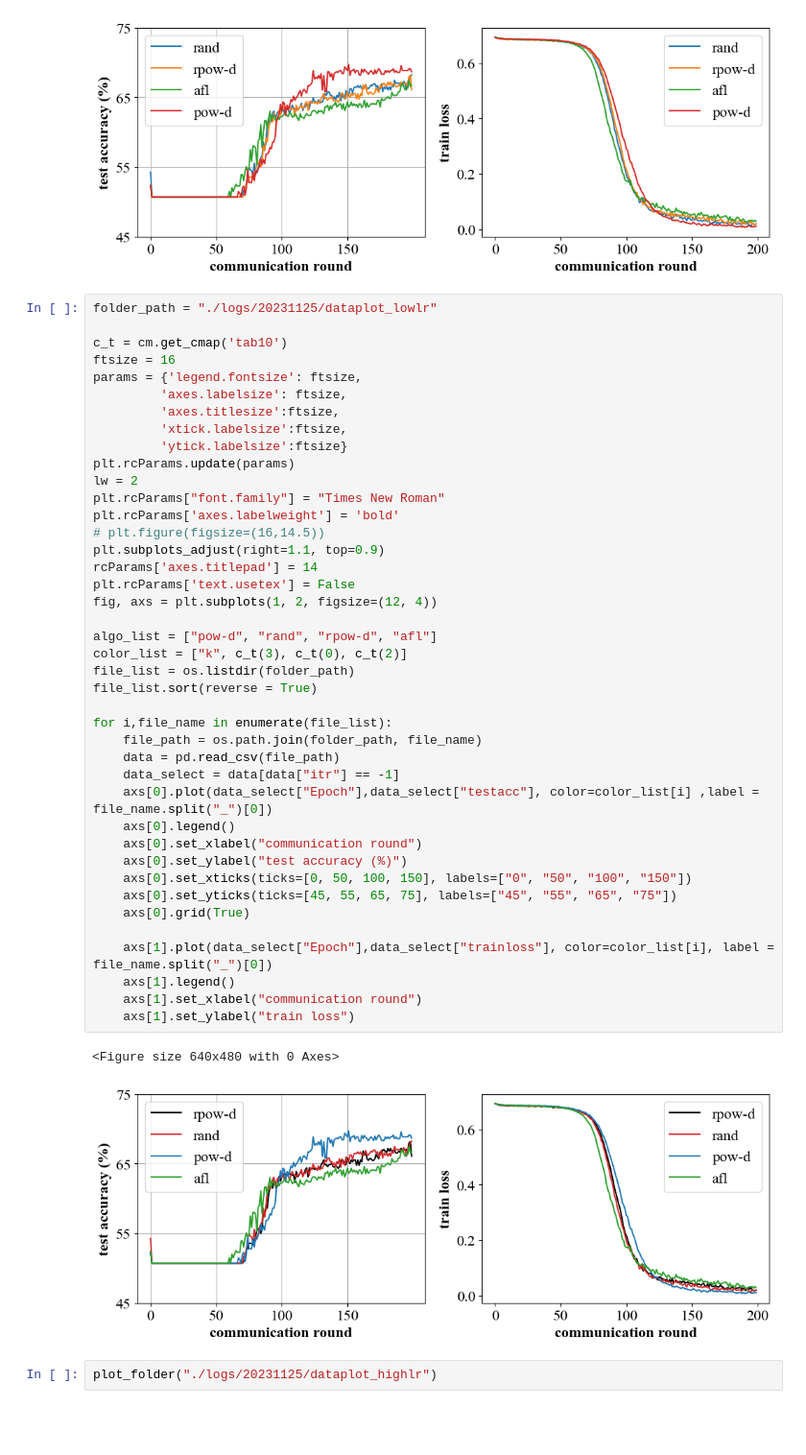
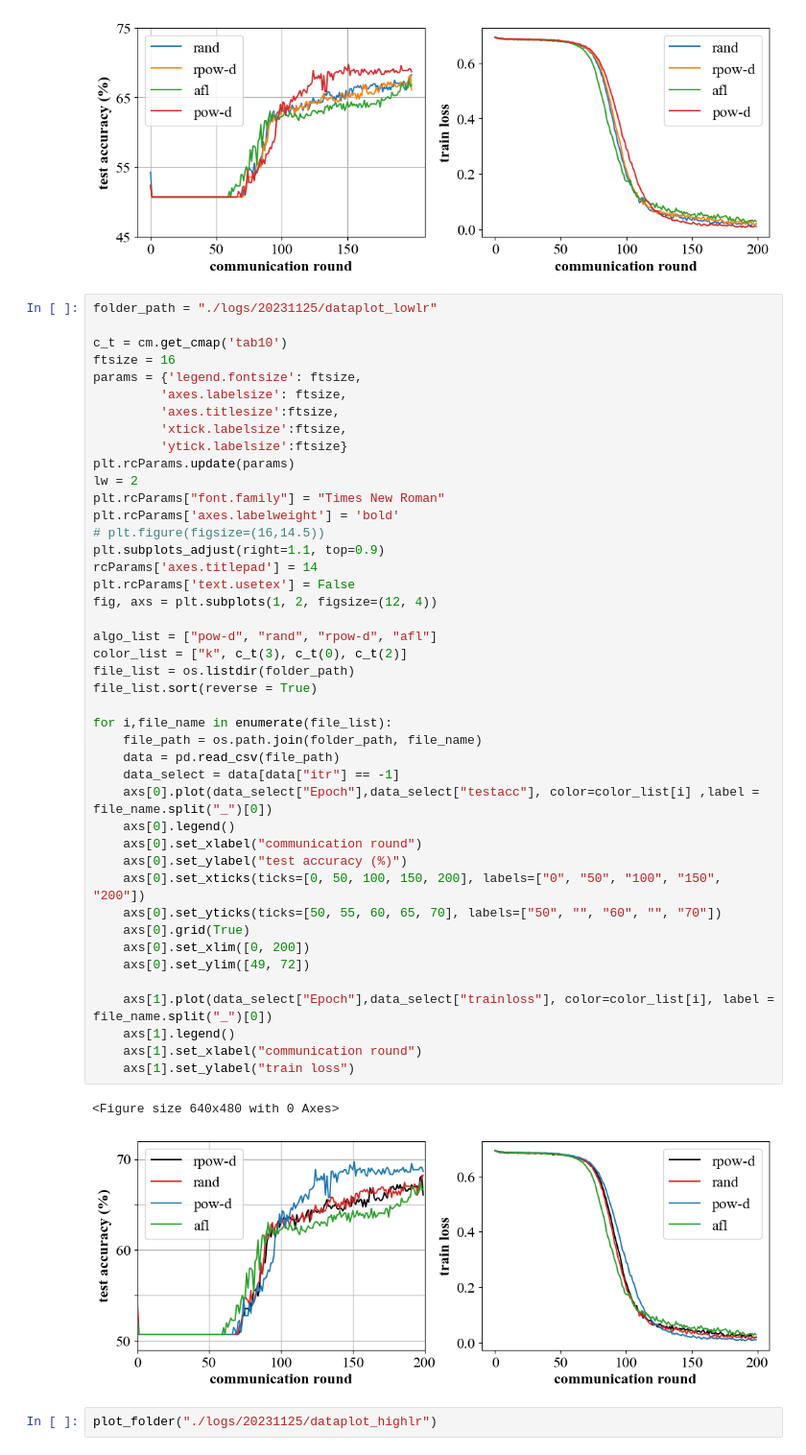
Before and after one commit to peng-ju/Power-of-Choice, a Jupyter notebook: sentiment_analysis/plot_res.ipynb, the cells around one changed output. Shown at 96% size. Drawn from its saved outputs; the diff is of its cells as text; blank space fills up the shorter version.

```diff
--- a/sentiment_analysis/plot_res.ipynb
+++ b/sentiment_analysis/plot_res.ipynb
@@ -84,36 +84,38 @@ plt.rcParams.update(params)
 lw = 2
 plt.rcParams["font.family"] = "Times New Roman"
 plt.rcParams['axes.labelweight'] = 'bold'
 # plt.figure(figsize=(16,14.5))
 plt.subplots_adjust(right=1.1, top=0.9)
 rcParams['axes.titlepad'] = 14
 plt.rcParams['text.usetex'] = False
 fig, axs = plt.subplots(1, 2, figsize=(12, 4))
 
 algo_list = ["pow-d", "rand", "rpow-d", "afl"]
 color_list = ["k", c_t(3), c_t(0), c_t(2)]
 file_list = os.listdir(folder_path)
 file_list.sort(reverse = True)
 
 for i,file_name in enumerate(file_list):
     file_path = os.path.join(folder_path, file_name)
     data = pd.read_csv(file_path)
     data_select = data[data["itr"] == -1]
     axs[0].plot(data_select["Epoch"],data_select["testacc"], color=color_list[i] ,label = file_name.split("_")[0])
     axs[0].legend()
     axs[0].set_xlabel("communication round")
     axs[0].set_ylabel("test accuracy (%)")
-    axs[0].set_xticks(ticks=[0, 50, 100, 150], labels=["0", "50", "100", "150"])
-    axs[0].set_yticks(ticks=[45, 55, 65, 75], labels=["45", "55", "65", "75"])
+    axs[0].set_xticks(ticks=[0, 50, 100, 150, 200], labels=["0", "50", "100", "150", "200"])
+    axs[0].set_yticks(ticks=[50, 55, 60, 65, 70], labels=["50", "", "60", "", "70"])
     axs[0].grid(True)
+    axs[0].set_xlim([0, 200])
+    axs[0].set_ylim([49, 72])
 
     axs[1].plot(data_select["Epoch"],data_select["trainloss"], color=color_list[i], label = file_name.split("_")[0])
     axs[1].legend()
     axs[1].set_xlabel("communication round")
     axs[1].set_ylabel("train loss")
 # %% [output]
 <Figure size 640x480 with 0 Axes>
-[figure, old version]
+[figure, new version]
 # %%
 plot_folder("./logs/20231125/dataplot_highlr")
 # %% [output]
```
Also changed, not shown: 1 other file.
